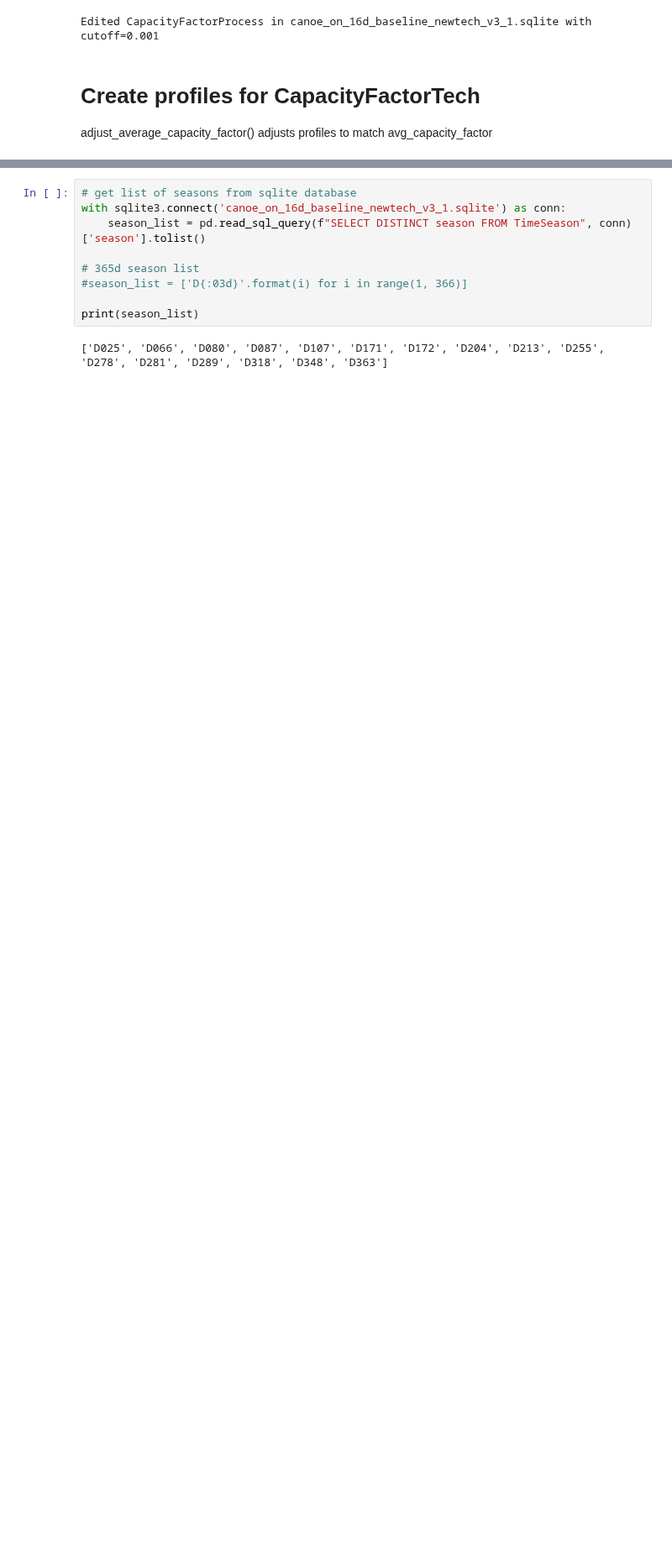
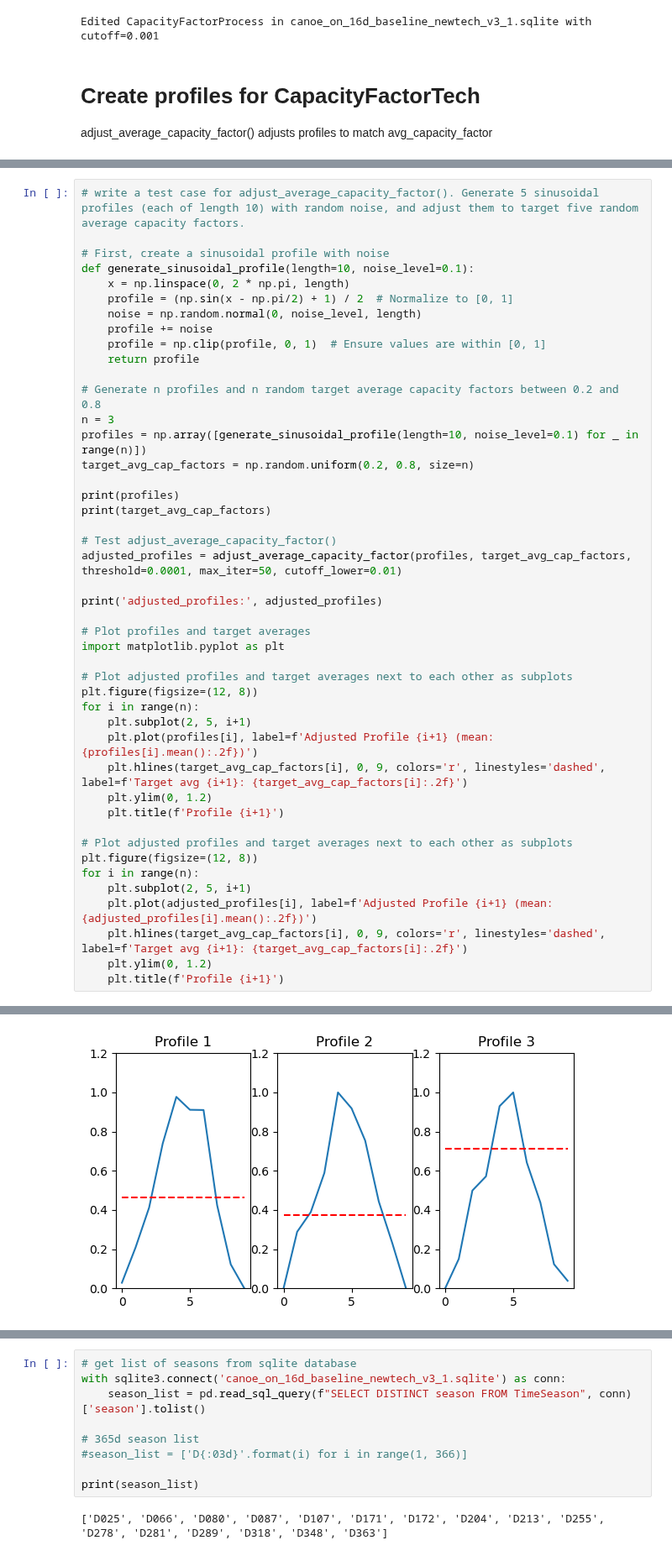
Before and after one commit to CANOE-main/canoe-transportation, a Jupyter notebook: lihwei_db_edits/create-input-data.ipynb, the cells around one changed output, grey strips where cells are left out. Shown at 84% size. Saved outputs shown, nothing was run; the diff lists cells and outputs as text; blank space fills up the shorter version.

Commit message:
update ipynbs, plots

```diff
--- a/lihwei_db_edits/create-input-data.ipynb
+++ b/lihwei_db_edits/create-input-data.ipynb
@@ -834,0 +975,46 @@ def adjust_average_capacity_factor(hourly_profile, avg_capacity_factor=None, thr
+# %%
+# write a test case for adjust_average_capacity_factor(). Generate 5 sinusoidal profiles (each of length 10) with random noise, and adjust them to target five random average capacity factors.
+
+# First, create a sinusoidal profile with noise
+def generate_sinusoidal_profile(length=10, noise_level=0.1):
+    x = np.linspace(0, 2 * np.pi, length)
+    profile = (np.sin(x - np.pi/2) + 1) / 2  # Normalize to [0, 1]
+    noise = np.random.normal(0, noise_level, length)
+    profile += noise
+    profile = np.clip(profile, 0, 1)  # Ensure values are within [0, 1]
+    return profile
+
+# Generate n profiles and n random target average capacity factors between 0.2 and 0.8
+n = 3
+profiles = np.array([generate_sinusoidal_profile(length=10, noise_level=0.1) for _ in range(n)])
+target_avg_cap_factors = np.random.uniform(0.2, 0.8, size=n)
+
+print(profiles)
+print(target_avg_cap_factors)
+
+# Test adjust_average_capacity_factor()
+adjusted_profiles = adjust_average_capacity_factor(profiles, target_avg_cap_factors, threshold=0.0001, max_iter=50, cutoff_lower=0.01)
+
+print('adjusted_profiles:', adjusted_profiles)
+
+# Plot profiles and target averages
+import matplotlib.pyplot as plt
+
+# Plot adjusted profiles and target averages next to each other as subplots
+plt.figure(figsize=(12, 8))
+for i in range(n):
+    plt.subplot(2, 5, i+1)
+    plt.plot(profiles[i], label=f'Adjusted Profile {i+1} (mean: {profiles[i].mean():.2f})')
+    plt.hlines(target_avg_cap_factors[i], 0, 9, colors='r', linestyles='dashed', label=f'Target avg {i+1}: {target_avg_cap_factors[i]:.2f}')
+    plt.ylim(0, 1.2)
+    plt.title(f'Profile {i+1}')
+
+# Plot adjusted profiles and target averages next to each other as subplots
+plt.figure(figsize=(12, 8))
+for i in range(n):
+    plt.subplot(2, 5, i+1)
+    plt.plot(adjusted_profiles[i], label=f'Adjusted Profile {i+1} (mean: {adjusted_profiles[i].mean():.2f})')
+    plt.hlines(target_avg_cap_factors[i], 0, 9, colors='r', linestyles='dashed', label=f'Target avg {i+1}: {target_avg_cap_factors[i]:.2f}')
+    plt.ylim(0, 1.2)
+    plt.title(f'Profile {i+1}')
+# %% [output]
@@ -834,0 +1034 @@ def adjust_average_capacity_factor(hourly_profile, avg_capacity_factor=None, thr
+[figure, added]
```
Also changed, not shown: parts of 69 cells of this notebook, 37 other files.
